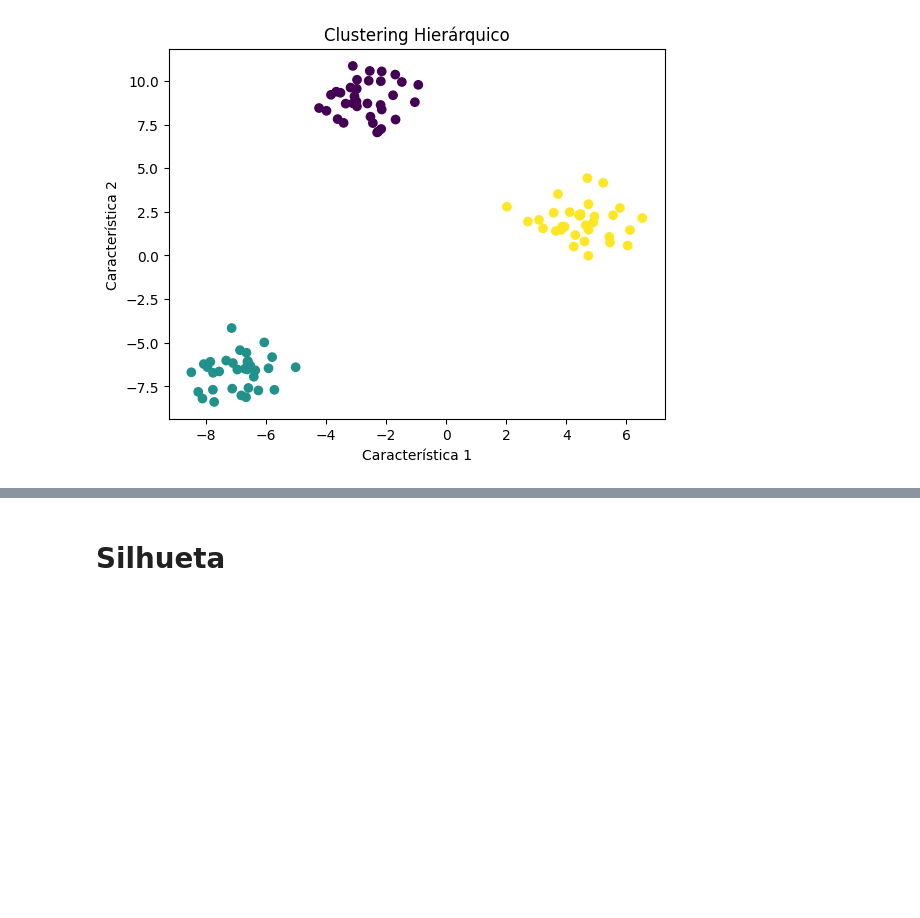
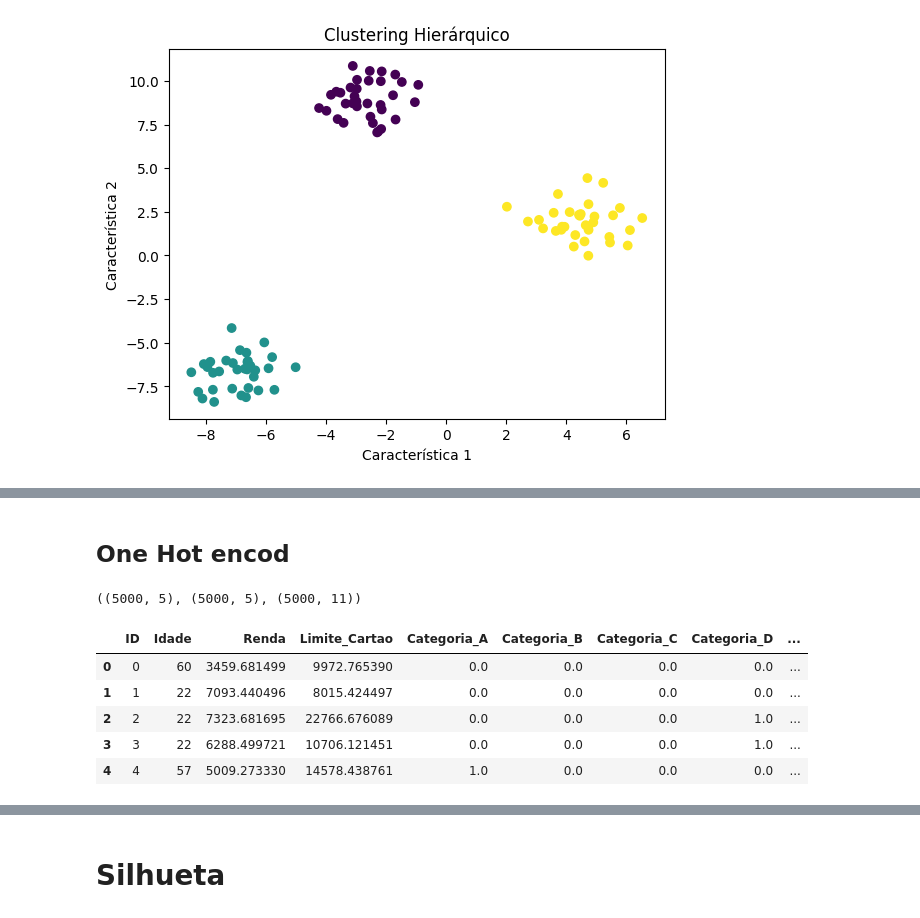
Before and after one commit to LeandroCoelhos/estudos_datascience, a Jupyter notebook: Limpeza_dataset.ipynb, the cells around one changed output, grey strips where cells are left out. Saved outputs shown, nothing was run; the diff lists cells and outputs as text; code cells hidden in the pictures; blank space fills up the shorter version.

```diff
--- a/Limpeza_dataset.ipynb
+++ b/Limpeza_dataset.ipynb
@@ -146,0 +247,2 @@ import numpy as np
+# %% [markdown]
+## One Hot encod
@@ -146,0 +298,13 @@ import numpy as np
+# %%
+df_treino.shape, df_treino_clip.shape, df_treino_encoded.shape,
+# %% [output]
+((5000, 5), (5000, 5), (5000, 11))
+# %%
+df_treino_encoded.head()
+# %% [output]
+|  | ID | Idade | Renda | Limite_Cartao | Categoria_A | Categoria_B | Categoria_C | Categoria_D | ... |
+| 0 | 0 | 60 | 3459.681499 | 9972.765390 | 0.0 | 0.0 | 0.0 | 0.0 | ... |
+| 1 | 1 | 22 | 7093.440496 | 8015.424497 | 0.0 | 0.0 | 0.0 | 0.0 | ... |
+| 2 | 2 | 22 | 7323.681695 | 22766.676089 | 0.0 | 0.0 | 0.0 | 1.0 | ... |
+| 3 | 3 | 22 | 6288.499721 | 10706.121451 | 0.0 | 0.0 | 0.0 | 1.0 | ... |
+| 4 | 4 | 57 | 5009.273330 | 14578.438761 | 1.0 | 0.0 | 0.0 | 0.0 | ... |
```
Also changed, not shown: parts of 25 cells of this notebook.
